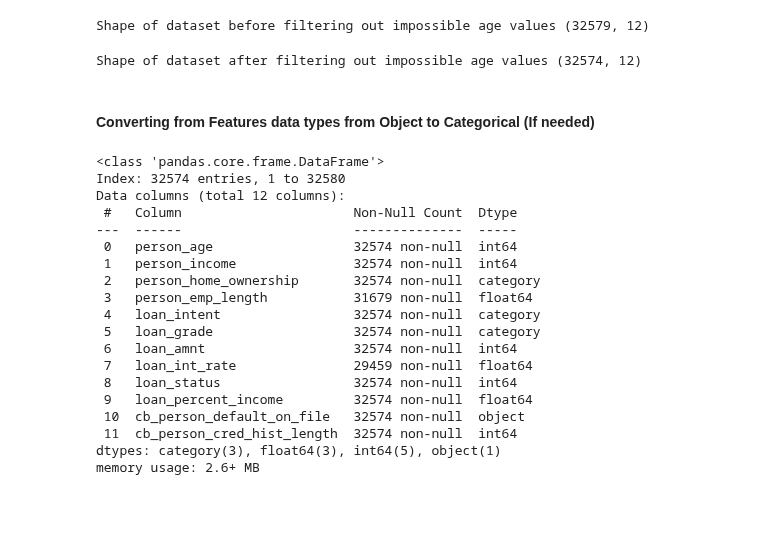
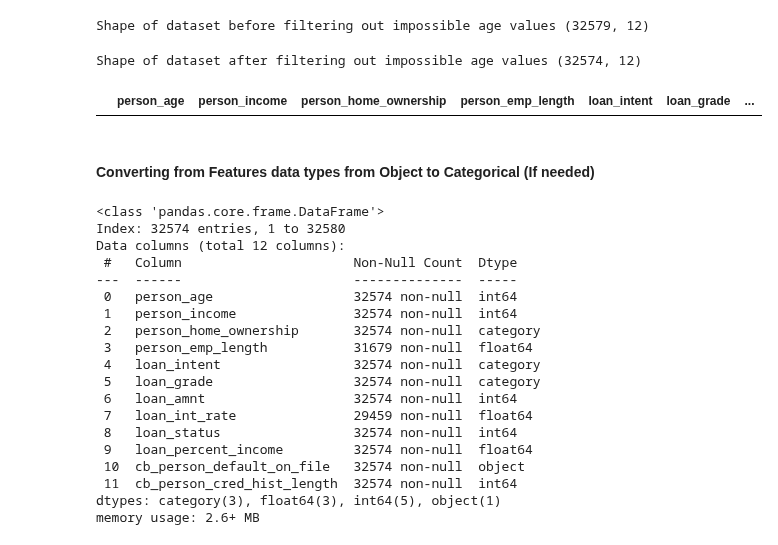
Before and after one commit to BillyBrothers/credit-risk-modeling, a Jupyter notebook: notebooks/EDA.ipynb, the cells around one changed output. Saved outputs shown, nothing was run; the diff lists cells and outputs as text; code cells hidden in the pictures; blank space fills up the shorter version.

```diff
--- a/notebooks/EDA.ipynb
+++ b/notebooks/EDA.ipynb
@@ -171,6 +171,10 @@ credit_risk_dataset = credit_risk_dataset[~(credit_risk_dataset.person_age > 94)
 print("Shape of dataset after filtering out impossible age values", credit_risk_dataset.shape)
 # %% [output]
 Shape of dataset after filtering out impossible age values (32574, 12)
+# %%
+credit_risk_dataset[credit_risk_dataset.person_emp_length > credit_risk_dataset.person_age]
+# %% [output]
+|  | person_age | person_income | person_home_ownership | person_emp_length | loan_intent | loan_grade | ... |
 # %% [markdown]
 #### Converting from Features data types from Object to Categorical (If needed)
 # %%
```
Also changed, not shown: parts of 7 cells of this notebook.
